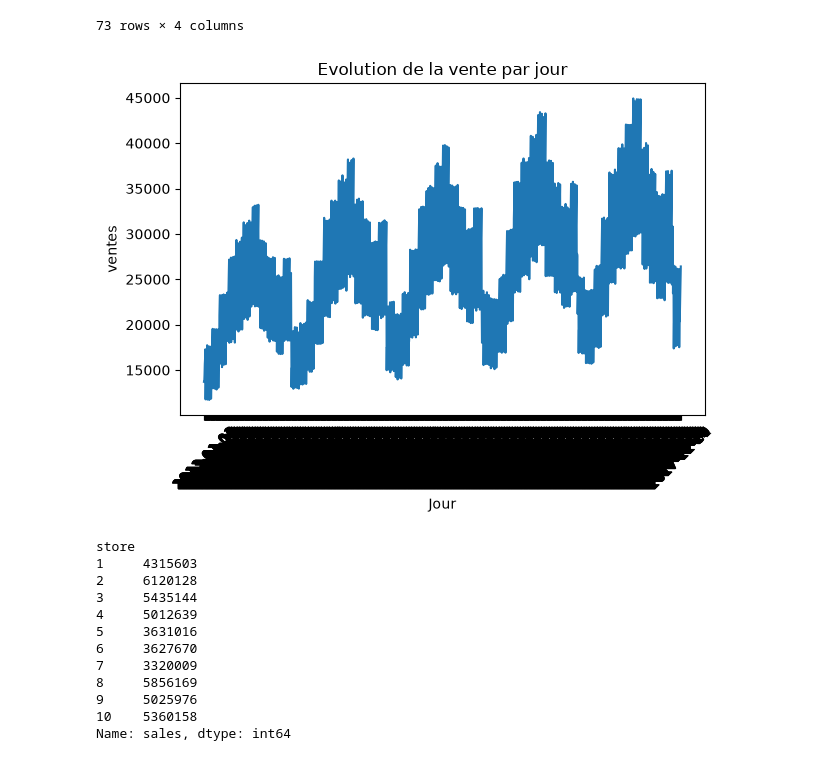
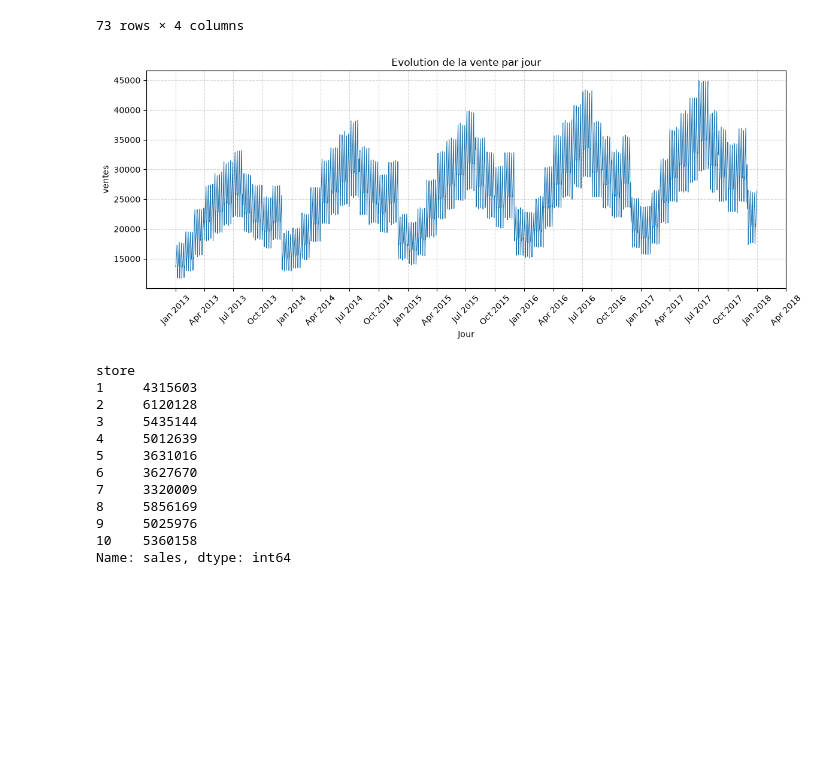
Before and after one commit to Darios999/prevision_demande_article_magasin, a Jupyter notebook: notebooks/01_exploration._donnees.ipynb, the cells around one changed output. Saved outputs shown, nothing was run; the diff lists cells and outputs as text; code cells hidden in the pictures; blank space fills up the shorter version.

```diff
--- a/notebooks/01_exploration._donnees.ipynb
+++ b/notebooks/01_exploration._donnees.ipynb
@@ -85,18 +81,27 @@ df.iloc[1826:1899]
 73 rows × 4 columns
 # %%
 #Ventes totales sur tous les magasins tous produits confondus par jour
-ventes_journalieres =df.groupby('date')['sales'].sum()
+import matplotlib.pyplot as plt
+import matplotlib.dates as mdates
+import pandas as pd
+df['date']=pd.to_datetime(df['date'])
+ventes_journalieres =df.groupby('date')['sales'].sum().reset_index()
 ventes_journalieres = ventes_journalieres.copy()
-ventes_journalieres.head(20)
-plt.plot(ventes_journalieres.index,ventes_journalieres.values)
+plt.figure(figsize=(12,5))
+plt.plot(ventes_journalieres['date'],ventes_journalieres['sales'],linewidth=0.8)
+ax =plt.gca()
+ax.xaxis.set_major_locator(mdates.MonthLocator(interval=3))
+ax.xaxis.set_major_formatter(mdates.DateFormatter('%b %Y'))
 plt.title('Evolution de la vente par jour')
 plt.xlabel('Jour')
 plt.ylabel('ventes')
 plt.xticks(rotation=45)
+plt.grid(True,linestyle='--',alpha=0.5)
 plt.tight_layout()
+plt.savefig('graphique_ventes_par_jour.png',dpi=300,bbox_inches='tight')
 plt.show()
 # %% [output]
-[figure, old version]
+[figure, new version]
 # %%
 #Ventes par magasin
 vente_par_magasin = df.groupby('store')['sales'].sum()
```
Also changed, not shown: parts of 1 cell of this notebook, 7 other files.
